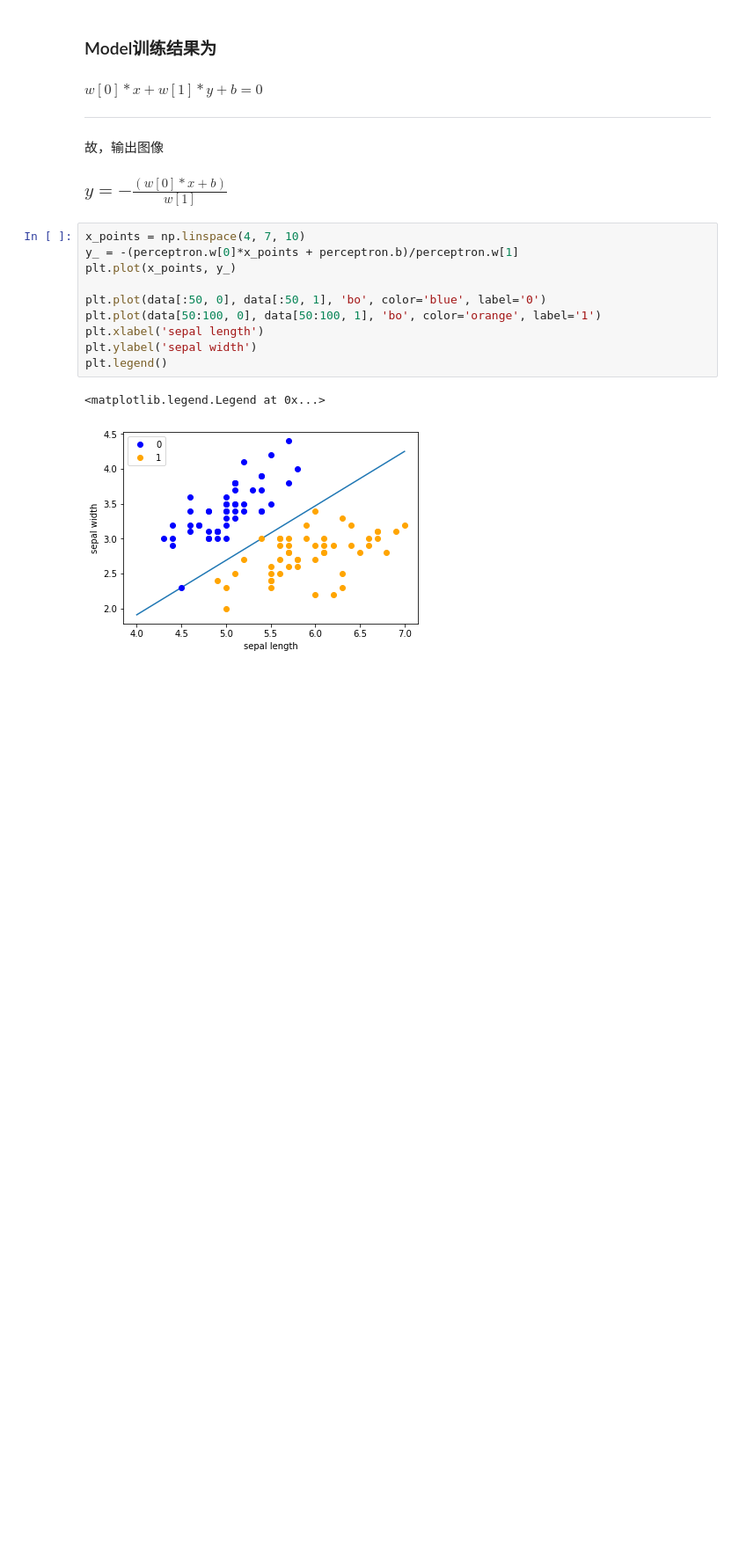
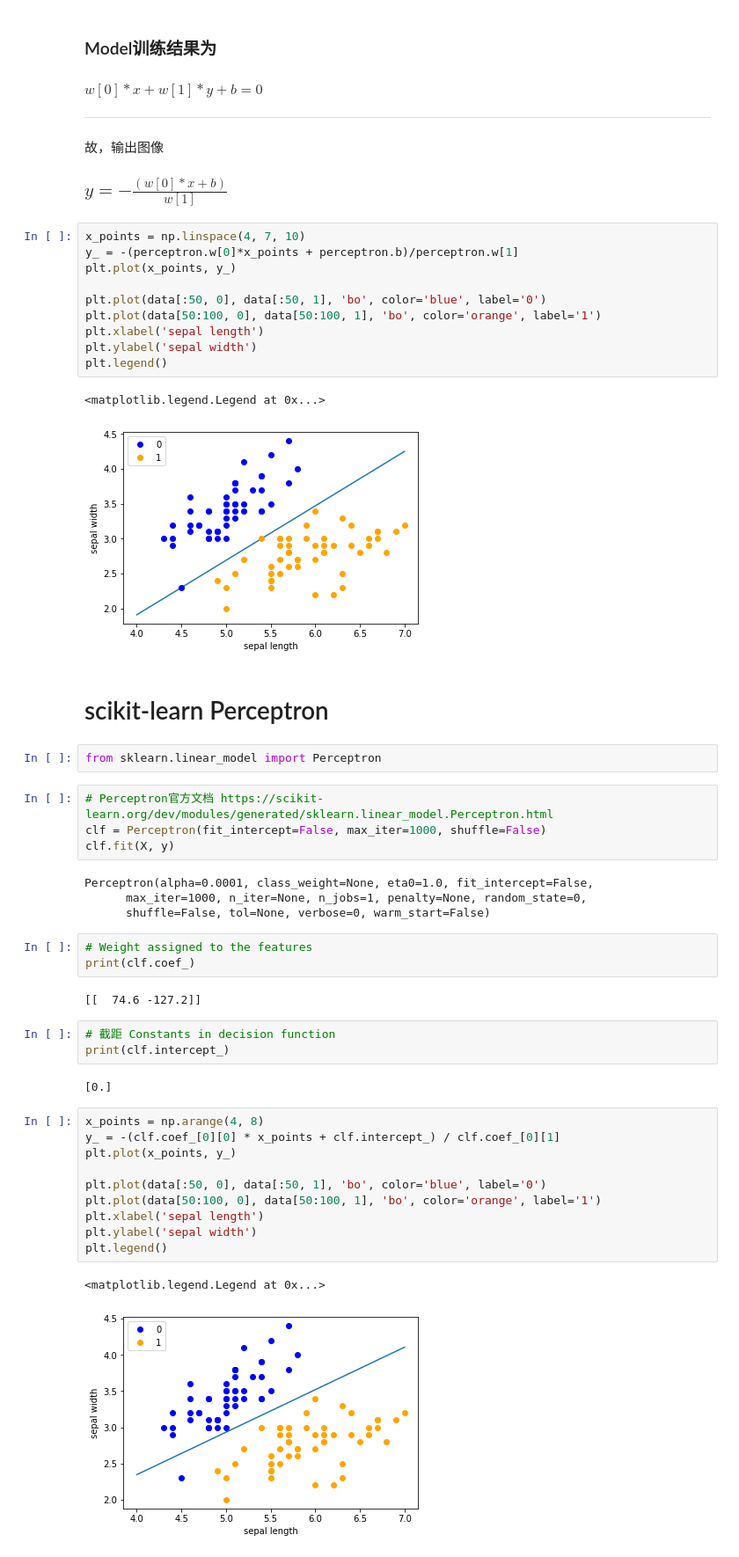
Before and after one commit to skyinworker/---, a Jupyter notebook: perceptron.ipynb, the cells around one changed output. Shown: that part at 88% size. Cells and saved outputs as stored; diff of their text form; blank space fills up the shorter version.

```diff
--- a/perceptron.ipynb
+++ b/perceptron.ipynb
@@ -150,3 +150,38 @@ plt.legend()
 # %% [output]
 <matplotlib.legend.Legend at 0x...>
 [figure]
+# %% [markdown]
+# scikit-learn Perceptron
+# %%
+from sklearn.linear_model import Perceptron
+# %%
+# Perceptron官方文档 https://scikit-learn.org/dev/modules/generated/sklearn.linear_model.Perceptron.html
+clf = Perceptron(fit_intercept=False, max_iter=1000, shuffle=False)
+clf.fit(X, y)
+# %% [output]
+Perceptron(alpha=0.0001, class_weight=None, eta0=1.0, fit_intercept=False,
+      max_iter=1000, n_iter=None, n_jobs=1, penalty=None, random_state=0,
+      shuffle=False, tol=None, verbose=0, warm_start=False)
+# %%
+# Weight assigned to the features
+print(clf.coef_)
+# %% [output]
+[[  74.6 -127.2]]
+# %%
+# 截距 Constants in decision function
+print(clf.intercept_)
+# %% [output]
+[0.]
+# %%
+x_points = np.arange(4, 8)
+y_ = -(clf.coef_[0][0] * x_points + clf.intercept_) / clf.coef_[0][1]
+plt.plot(x_points, y_)
+
+plt.plot(data[:50, 0], data[:50, 1], 'bo', color='blue', label='0')
+plt.plot(data[50:100, 0], data[50:100, 1], 'bo', color='orange', label='1')
+plt.xlabel('sepal length')
+plt.ylabel('sepal width')
+plt.legend()
+# %% [output]
+<matplotlib.legend.Legend at 0x...>
+[figure, added]
```
